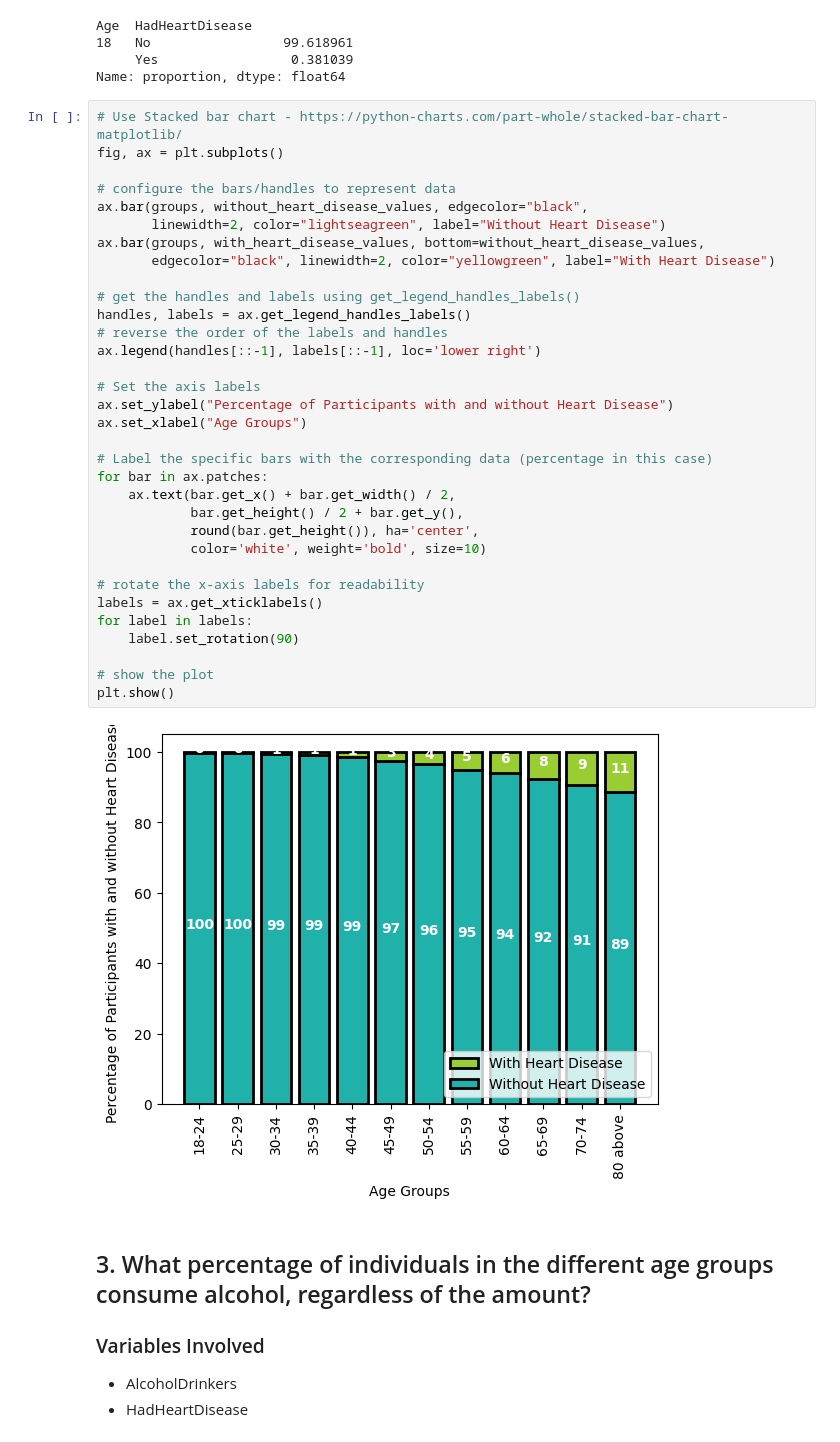
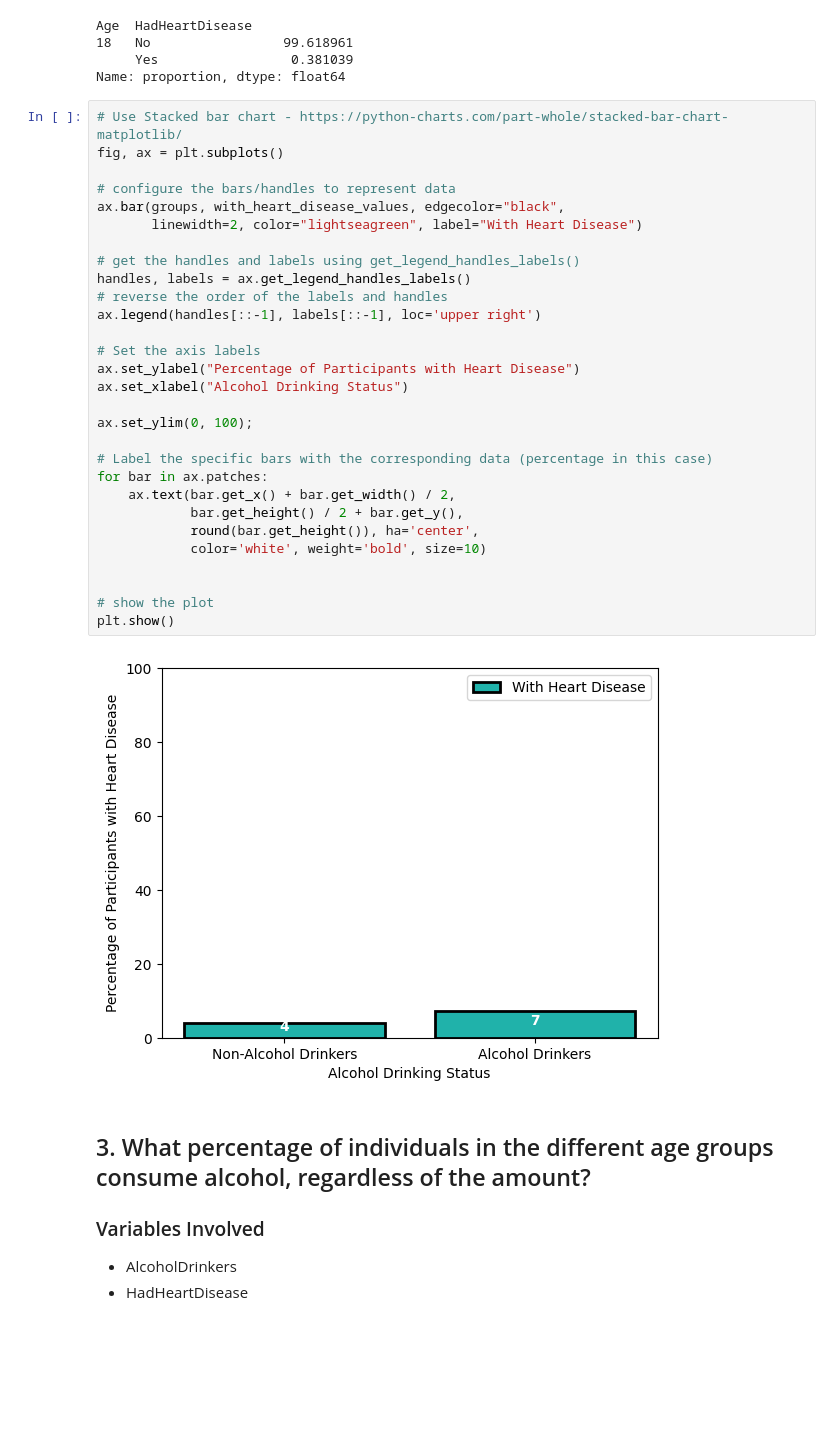
Before and after one commit to briangabini/csmodel, a Jupyter notebook: csmodel-project.ipynb, the cells around one changed output. Drawn from its saved outputs; the diff is of its cells as text; blank space fills up the shorter version.

```diff
--- a/csmodel-project.ipynb
+++ b/csmodel-project.ipynb
@@ -463,38 +463,34 @@ Name: proportion, dtype: float64
 # %%
 # Use Stacked bar chart - https://python-charts.com/part-whole/stacked-bar-chart-matplotlib/
 fig, ax = plt.subplots()
 
 # configure the bars/handles to represent data
-ax.bar(groups, without_heart_disease_values, edgecolor="black",
-       linewidth=2, color="lightseagreen", label="Without Heart Disease")
-ax.bar(groups, with_heart_disease_values, bottom=without_heart_disease_values,
-       edgecolor="black", linewidth=2, color="yellowgreen", label="With Heart Disease")
+ax.bar(groups, with_heart_disease_values, edgecolor="black",
+       linewidth=2, color="lightseagreen", label="With Heart Disease")
 
 # get the handles and labels using get_legend_handles_labels()
 handles, labels = ax.get_legend_handles_labels()
 # reverse the order of the labels and handles
-ax.legend(handles[::-1], labels[::-1], loc='lower right')
+ax.legend(handles[::-1], labels[::-1], loc='upper right')
 
 # Set the axis labels
-ax.set_ylabel("Percentage of Participants with and without Heart Disease")
-ax.set_xlabel("Age Groups")
+ax.set_ylabel("Percentage of Participants with Heart Disease")
+ax.set_xlabel("Alcohol Drinking Status")
+
+ax.set_ylim(0, 100);
 
 # Label the specific bars with the corresponding data (percentage in this case)
 for bar in ax.patches:
     ax.text(bar.get_x() + bar.get_width() / 2,
             bar.get_height() / 2 + bar.get_y(),
             round(bar.get_height()), ha='center',
             color='white', weight='bold', size=10)
 
-# rotate the x-axis labels for readability
-labels = ax.get_xticklabels()
-for label in labels:
-    label.set_rotation(90)
 
 # show the plot
 plt.show()
 # %% [output]
-[figure, old version]
+[figure, new version]
 # %% [markdown]
 ## 3. What percentage of individuals in the different age groups consume alcohol, regardless of the amount?
 
```
Also changed, not shown: parts of 4 cells of this notebook.
